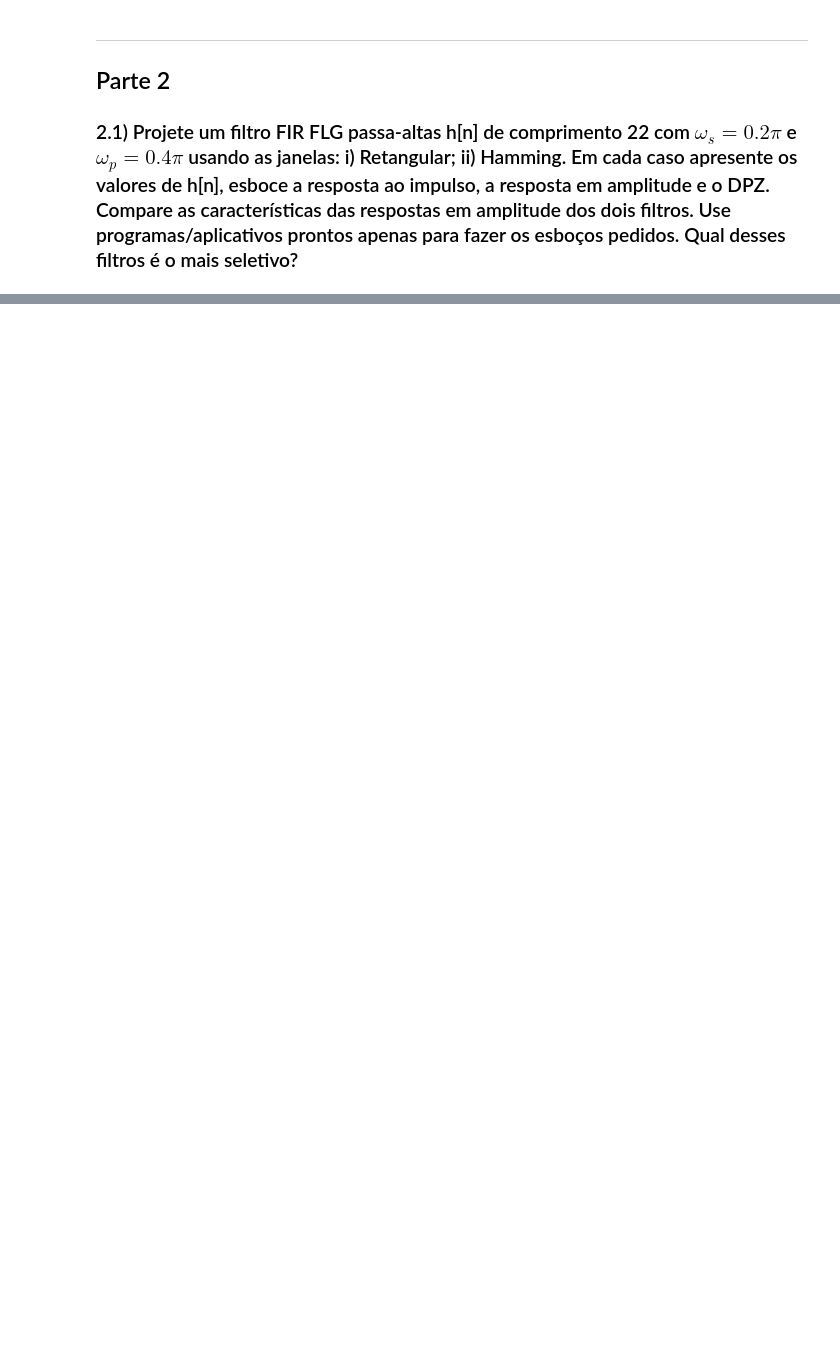
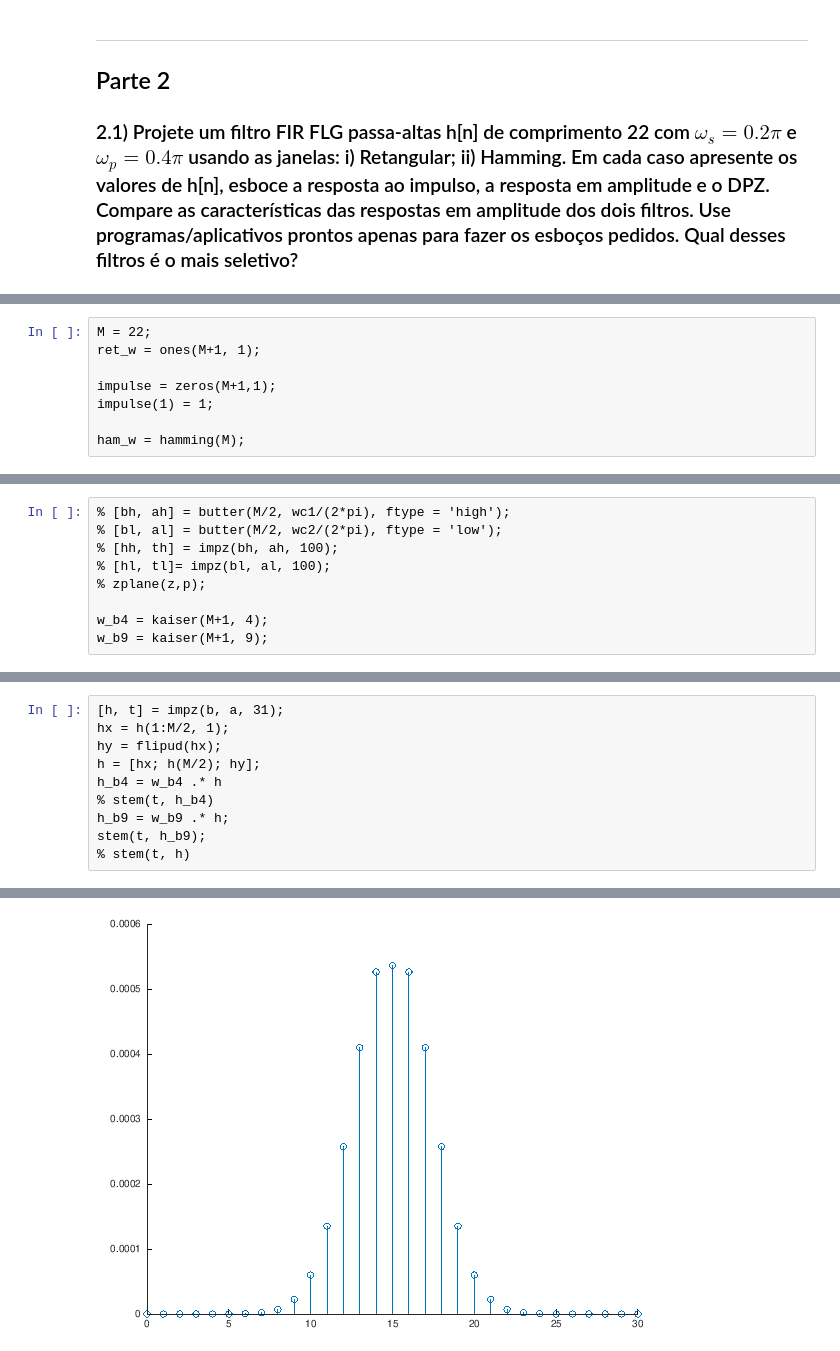
Before and after one commit to diegomhamilton/processamento-digital-de-sinais, a Jupyter notebook: Projeto_2/projeto.ipynb, the cells around one changed output, grey strips where cells are left out. Saved outputs shown, nothing was run; the diff lists cells and outputs as text; blank space fills up the shorter version.

```diff
--- a/Projeto_2/projeto.ipynb
+++ b/Projeto_2/projeto.ipynb
@@ -150,0 +142,8 @@ w =
+# %%
+M = 22;
+ret_w = ones(M+1, 1);
+
+impulse = zeros(M+1,1);
+impulse(1) = 1;
+
+ham_w = hamming(M);
@@ -150,0 +152,9 @@ w =
+# %%
+% [bh, ah] = butter(M/2, wc1/(2*pi), ftype = 'high');
+% [bl, al] = butter(M/2, wc2/(2*pi), ftype = 'low');
+% [hh, th] = impz(bh, ah, 100);
+% [hl, tl]= impz(bl, al, 100);
+% zplane(z,p);
+
+w_b4 = kaiser(M+1, 4);
+w_b9 = kaiser(M+1, 9);
@@ -150,0 +170,11 @@ w =
+# %%
+[h, t] = impz(b, a, 31);
+hx = h(1:M/2, 1);
+hy = flipud(hx);
+h = [hx; h(M/2); hy];
+h_b4 = w_b4 .* h
+% stem(t, h_b4)
+h_b9 = w_b9 .* h;
+stem(t, h_b9);
+% stem(t, h)
+# %% [output]
@@ -150,0 +198 @@ w =
+[figure, added]
```
Also changed, not shown: parts of 13 cells of this notebook.
